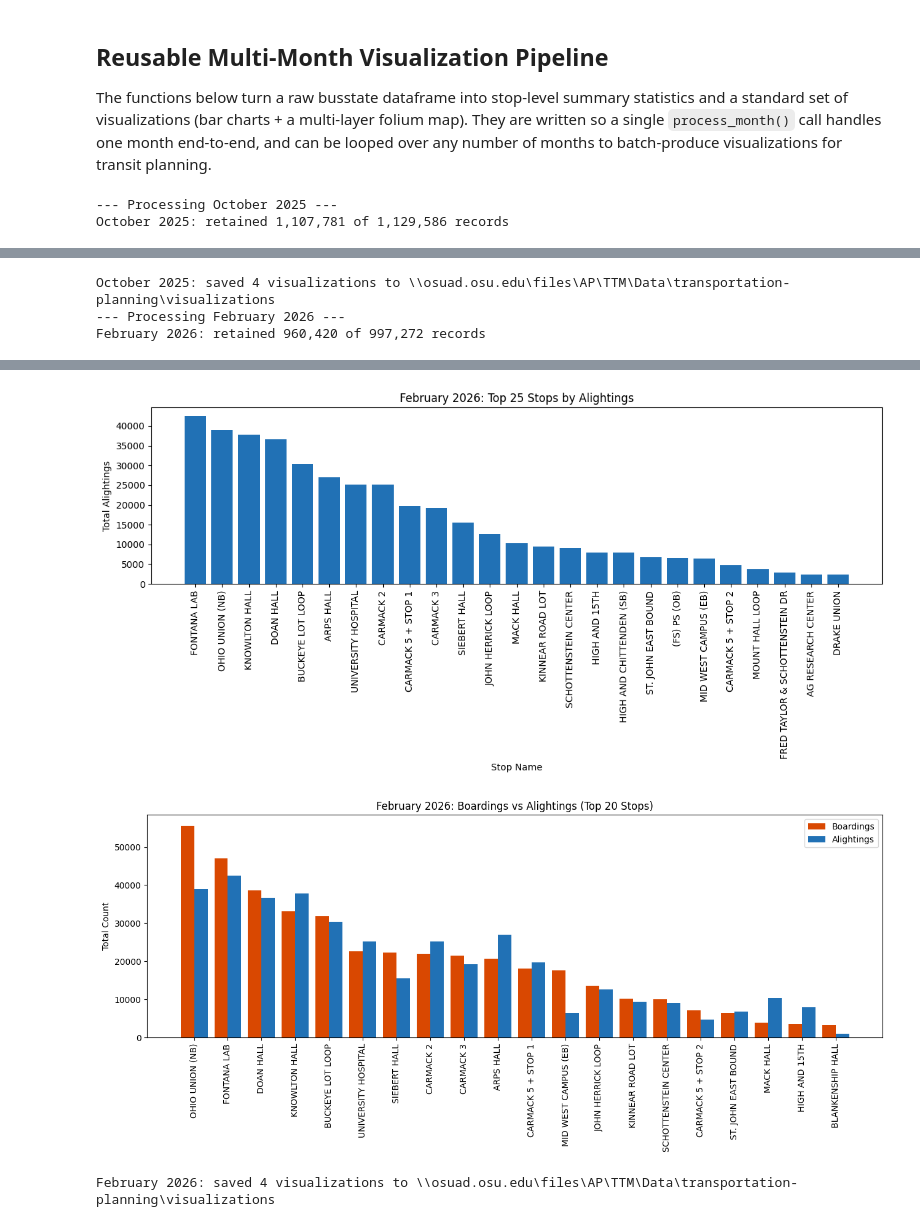
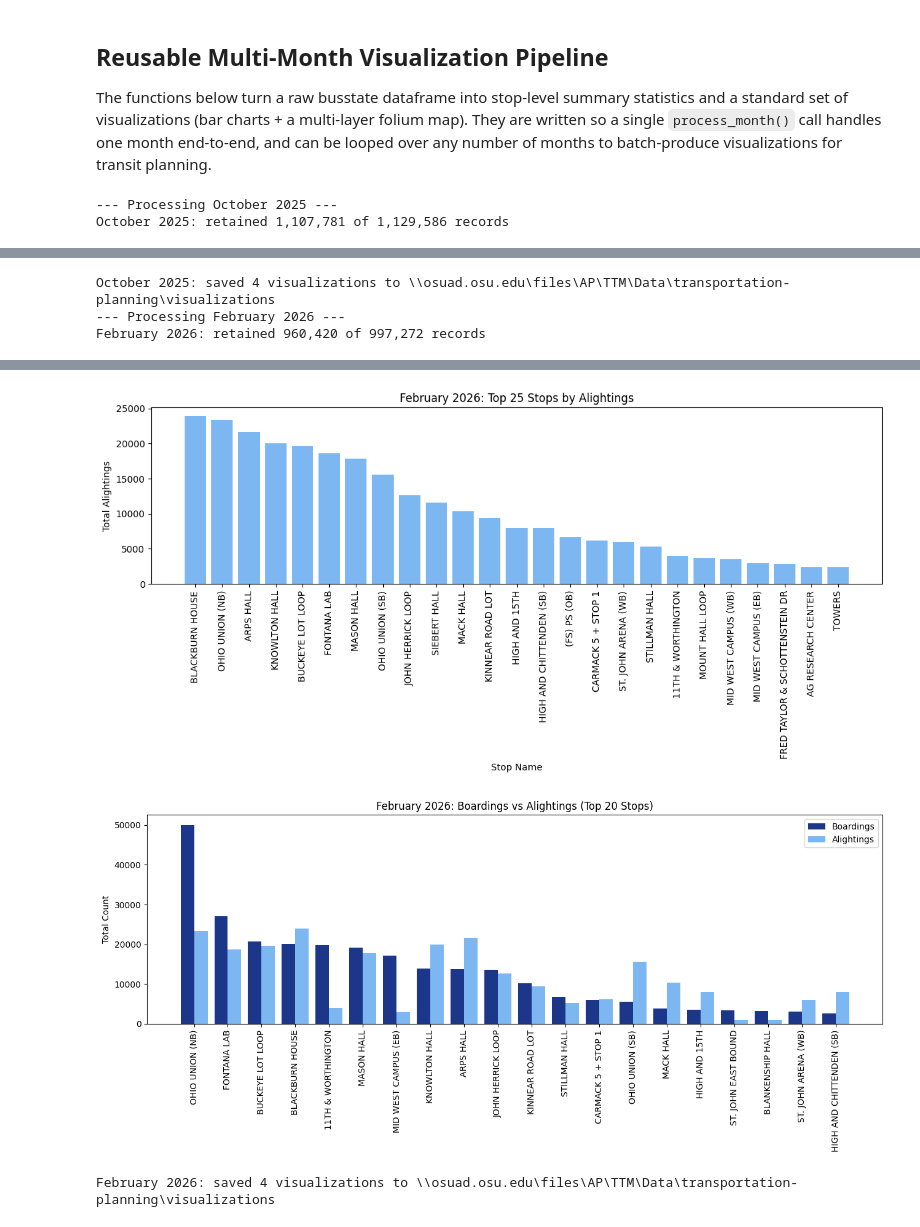
Before and after one commit to morgan1461/transportation-planning, a Jupyter notebook: stop_ridership.ipynb, the cells around one changed output, grey strips where cells are left out. Drawn from its saved outputs; the diff is of its cells as text; code cells hidden in the pictures.

```diff
--- a/stop_ridership.ipynb
+++ b/stop_ridership.ipynb
@@ -702,6 +704,7 @@ import re
 from pathlib import Path
 
 import matplotlib.pyplot as plt
+from matplotlib.patches import Patch
 import folium
 from folium.plugins import HeatMap
 from branca.colormap import linear
@@ -710,15 +713,28 @@ from branca.colormap import linear
 def _slugify(label):
     '''Turn a human readable month label (e.g. "October 2025") into a filename-safe slug.'''
     return re.sub(r'[^a-z0-9]+', '_', label.lower()).strip('_')
+
+
+# Consistent color scheme used across every Oct/Feb boardings vs alightings chart
+MONTH_COLORS = {
+    'October': {'boardings': "#b11919", 'alightings': "#e99595"},   # bright red / light red
+    'February': {'boardings': "#1c378a", 'alightings': "#7cb7f1"},  # bright blue / light blue
+}
+
+
+def get_month_colors(month_label):
+    '''Return (boardings_color, alightings_color) for a month label, keyed by season name.'''
+    season = 'October' if 'October' in month_label else 'February'
+    return MONTH_COLORS[season]['boardings'], MONTH_COLORS[season]['alightings']
 # %%
-def assign_stop_ids(busstate_df, stops_df, max_distance=STOP_MATCH_RADIUS_DEGREES):
+def assign_stop_ids(busstate_df, stops_df, max_distance=STOP_MATCH_RADIUS_METERS):
     '''
     Sort a busstate dataframe by date/time and attach the nearest stop id + name to each record.
 
     Args:
         busstate_df (pd.DataFrame): busstate records (after business rules) with LATITUDE/LONGITUDE columns.
         stops_df (pd.DataFrame): stops reference dataframe from build_stops_df().
-        max_distance (float): max distance (degrees) to match a coordinate to a stop.
+        max_distance (float): max distance in meters to match a coordinate to a stop.
 
     Returns:
         pd.DataFrame: busstate_df sorted by DATE/EVENT_TIME with STOP_ID and STOP_NAME columns attached.
@@ -808,10 +868,13 @@ def build_stop_summary(consolidated_df, stop_inventory_df, exclude_run_ids=None)
     )
     return summary.sort_values('BOARDINGS_SUM', ascending=False).reset_index(drop=True)
 # %%
-def plot_top_stops(summary_df, label, metric='BOARDINGS_SUM', top_n=25, save_path=None, color='#d94801'):
+def plot_top_stops(summary_df, label, metric='BOARDINGS_SUM', top_n=25, save_path=None, color=None):
     '''Bar chart of the top N stops for a given metric (e.g. BOARDINGS_SUM or ALIGHTINGS_SUM).'''
     top_stops = summary_df.sort_values(metric, ascending=False).head(top_n)
     metric_label = metric.replace('_SUM', '').title()
+    if color is None:
+        boardings_color, alightings_color = get_month_colors(label)
+        color = boardings_color if metric == 'BOARDINGS_SUM' else alightings_color
 
     fig, ax = plt.subplots(figsize=(12, 6))
     ax.bar(top_stops['STOP_NAME'], top_stops[metric], color=color)
@@ -834,10 +897,11 @@ def plot_boardings_vs_alightings(summary_df, label, top_n=20, save_path=None):
     top_stops = summary_df.sort_values('BOARDINGS_SUM', ascending=False).head(top_n)
     x = np.arange(len(top_stops))
     width = 0.4
+    boardings_color, alightings_color = get_month_colors(label)
 
     fig, ax = plt.subplots(figsize=(13, 6))
-    ax.bar(x - width / 2, top_stops['BOARDINGS_SUM'], width, label='Boardings', color='#d94801')
-    ax.bar(x + width / 2, top_stops['ALIGHTINGS_SUM'], width, label='Alightings', color='#2171b5')
+    ax.bar(x - width / 2, top_stops['BOARDINGS_SUM'], width, label='Boardings', color=boardings_color)
+    ax.bar(x + width / 2, top_stops['ALIGHTINGS_SUM'], width, label='Alightings', color=alightings_color)
     ax.set_xticks(x)
     ax.set_xticklabels(top_stops['STOP_NAME'], rotation=90)
     ax.set_ylabel('Total Count')
@@ -978,10 +1042,10 @@ def generate_month_visualizations(summary_df, label, output_dir='visualizations'
     paths = {}
 
     paths['boardings_bar'] = output_dir / f'{slug}_top_boardings.png'
-    plot_top_stops(summary_df, label, metric='BOARDINGS_SUM', top_n=top_n, save_path=paths['boardings_bar'], color='#d94801')
+    plot_top_stops(summary_df, label, metric='BOARDINGS_SUM', top_n=top_n, save_path=paths['boardings_bar'])
 
     paths['alightings_bar'] = output_dir / f'{slug}_top_alightings.png'
-    plot_top_stops(summary_df, label, metric='ALIGHTINGS_SUM', top_n=top_n, save_path=paths['alightings_bar'], color='#2171b5')
+    plot_top_stops(summary_df, label, metric='ALIGHTINGS_SUM', top_n=top_n, save_path=paths['alightings_bar'])
 
     paths['comparison_bar'] = output_dir / f'{slug}_boardings_vs_alightings.png'
     plot_boardings_vs_alightings(summary_df, label, top_n=min(top_n, 20), save_path=paths['comparison_bar'])
@@ -1061,7 +1125,7 @@ for month_label, config in month_configs.items():
         raw_busstate_df=config['busstate_df'],
         pattern_stops_path=config['pattern_stops_path'],
         stop_inventory_df=stop_inventory,
-        exclude_run_ids=None,
+        exclude_run_ids=exclude_run_ids,
         output_dir='visualizations',
         top_n=25,
     )
@@ -1078,3 +1142,3 @@ February 2026: retained 960,420 of 997,272 records
-[figure, old version]
+[figure, new version]
-[figure, old version]
+[figure, new version]
 February 2026: saved 4 visualizations to \\osuad.osu.edu\files\AP\TTM\Data\transportation-planning\visualizations
```
Also changed, not shown: parts of 28 cells of this notebook.
